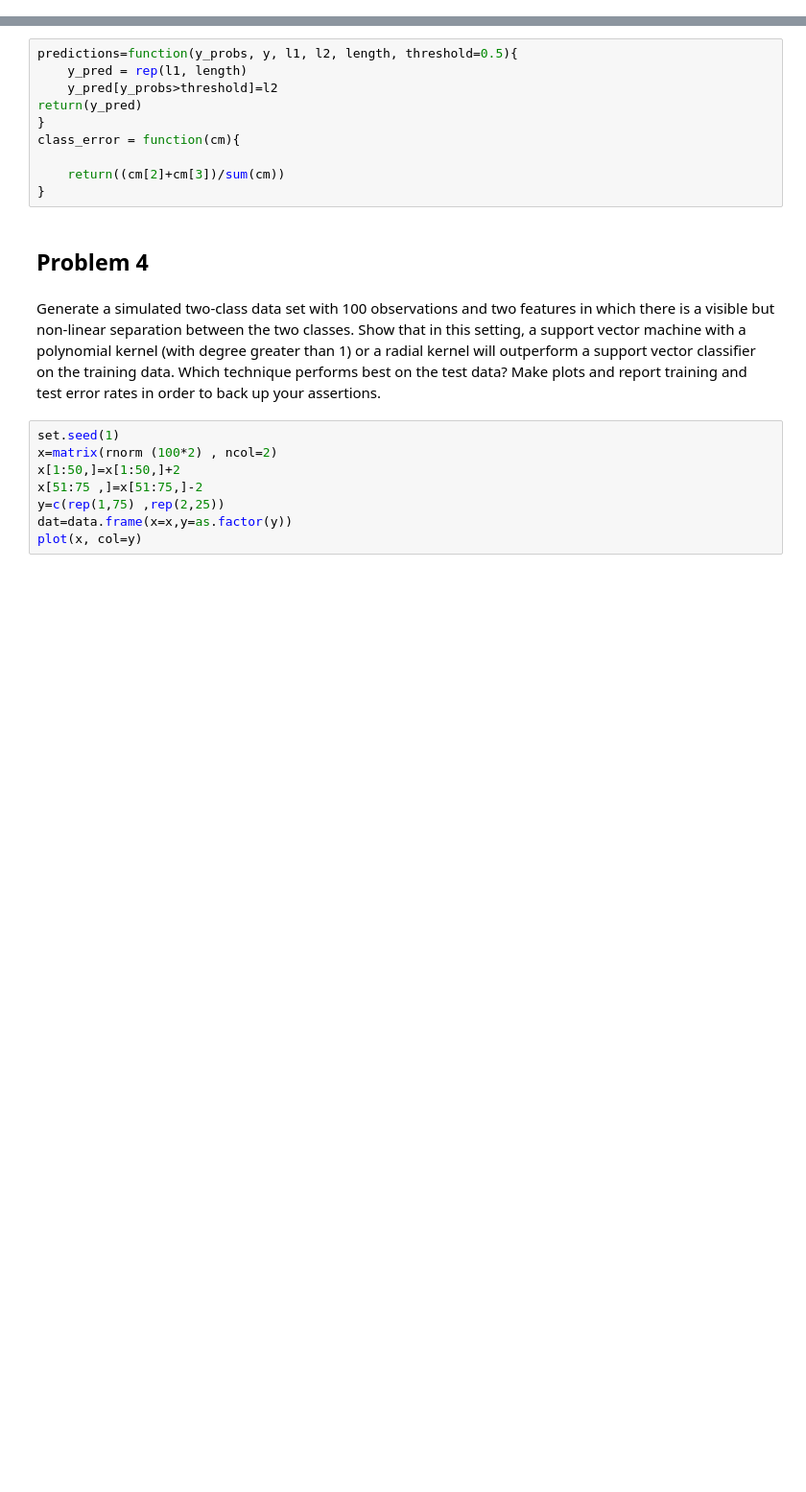
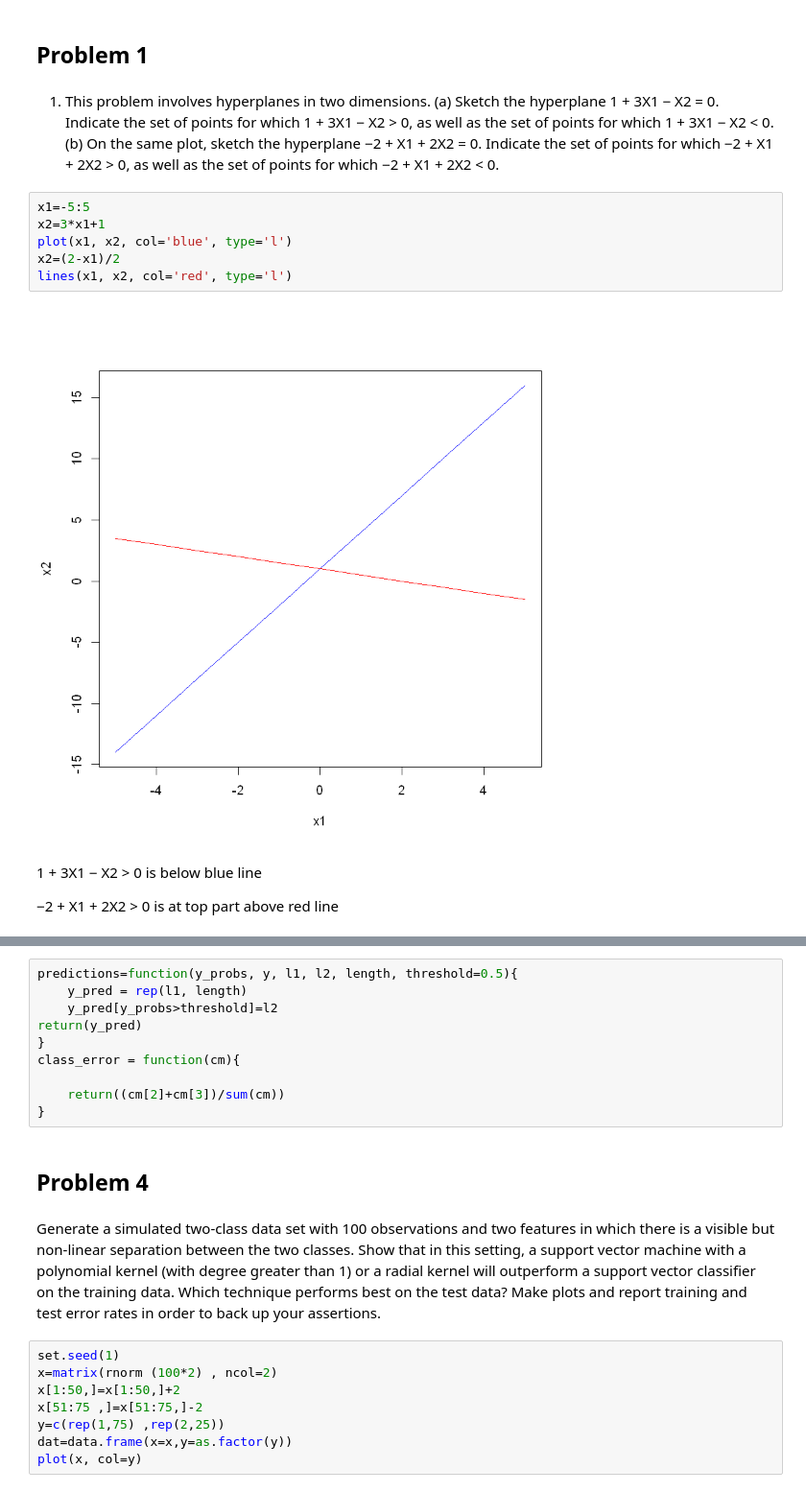
Before and after one commit to kuzn137/Statistical_problems, a Jupyter notebook: Ch9R.ipynb, the cells around one changed output, grey strips where cells are left out. Shown at 96% size. Drawn from its saved outputs; the diff is of its cells as text; blank space fills up the shorter version.

```diff
--- a/Ch9R.ipynb
+++ b/Ch9R.ipynb
@@ -1,3 +1,25 @@
+# %% [markdown]
+## Problem 1
+# %% [markdown]
+1. This problem involves hyperplanes in two dimensions.
+(a) Sketch the hyperplane 1 + 3X1 − X2 = 0. Indicate the set of
+points for which 1 + 3X1 − X2 > 0, as well as the set of points
+for which 1 + 3X1 − X2 < 0.
+(b) On the same plot, sketch the hyperplane −2 + X1 + 2X2 = 0.
+Indicate the set of points for which −2 + X1 + 2X2 > 0, as well
+as the set of points for which −2 + X1 + 2X2 < 0.
+# %%
+x1=-5:5
+x2=3*x1+1
+plot(x1, x2, col='blue', type='l')
+x2=(2-x1)/2
+lines(x1, x2, col='red', type='l')
+# %% [output]
+[figure, added]
+# %% [markdown]
+1 + 3X1 − X2 > 0 is below blue line
+
+−2 + X1 + 2X2 > 0 is at top part above red line
 # %%
 #install.packages("e1071", repos='http://cran.us.r-project.org')
 library(e1071)
```
Also changed, not shown: parts of 3 cells of this notebook.
